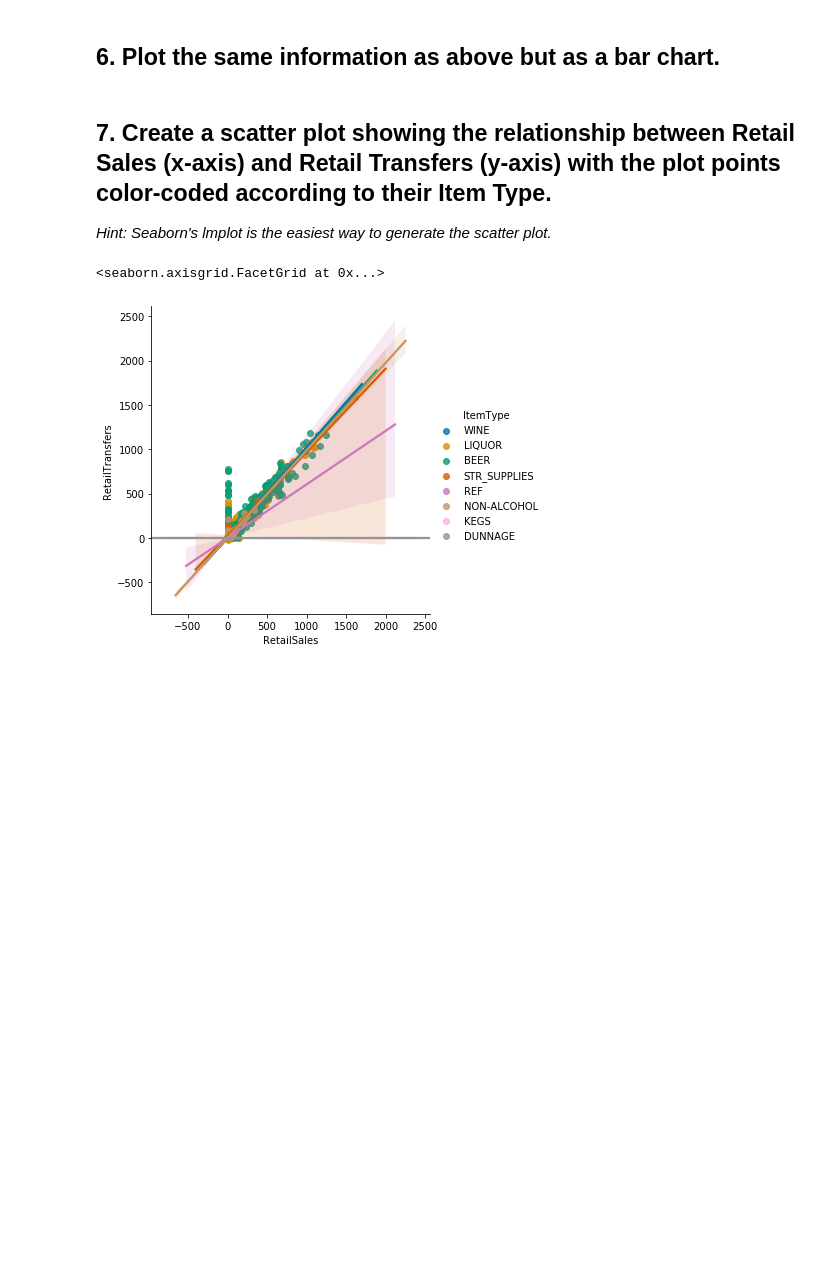
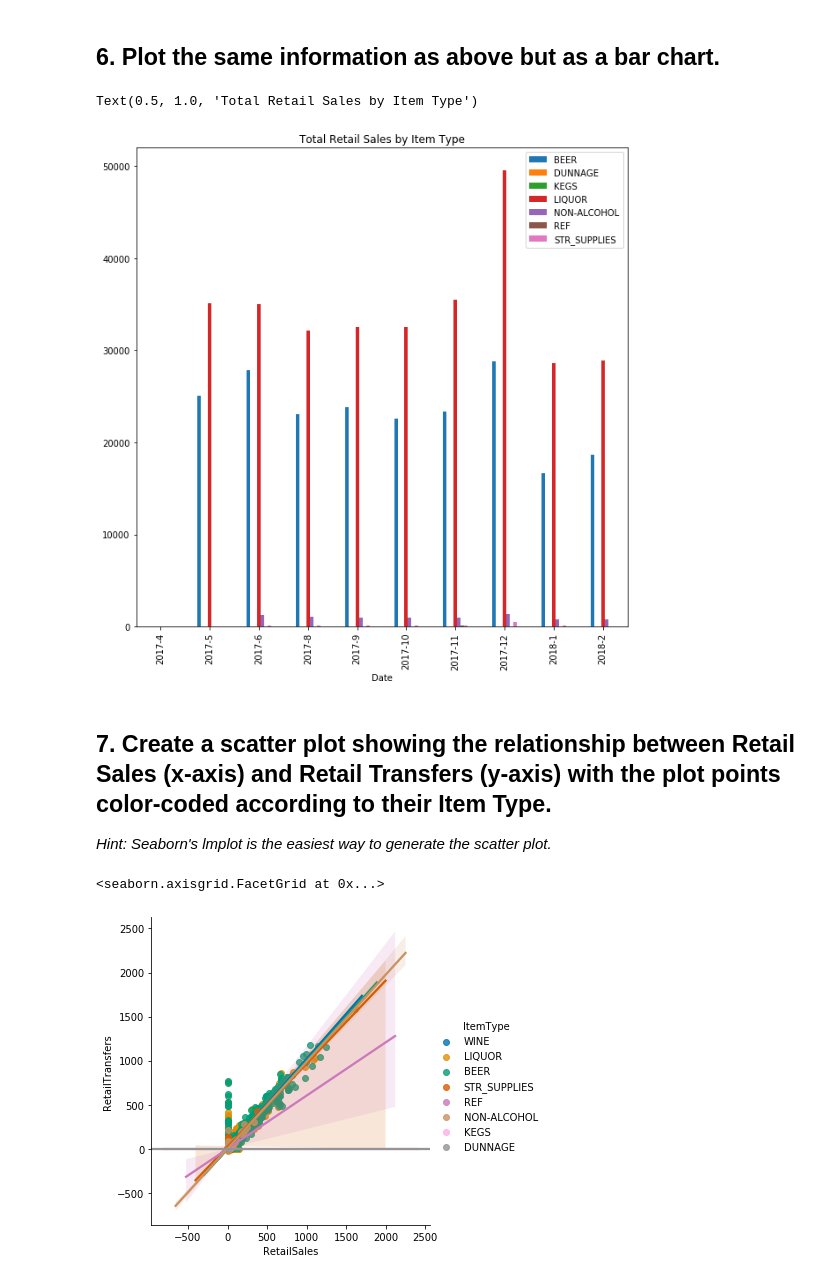
Before and after one commit to EiroaMD/lab-plotting-multiple-data-series, a Jupyter notebook: your-code/main.ipynb, the cells around one changed output. Saved outputs shown, nothing was run; the diff lists cells and outputs as text; code cells hidden in the pictures; blank space fills up the shorter version.

```diff
--- a/your-code/main.ipynb
+++ b/your-code/main.ipynb
@@ -129,5 +165,15 @@ plt.xticks(range(9),list(avg_month.Date), fontsize= 12)
 # %% [markdown]
 ## 6. Plot the same information as above but as a bar chart.
+# %%
+# Preprocessing Data:
+sum_month = sum_month.set_index('Date')
+# %%
+# Plotting Data:
+ax = sum_month.iloc[:,2:-1].plot(kind='bar', figsize=(10, 10))
+ax.set_title('Total Retail Sales by Item Type')
+# %% [output]
+Text(0.5, 1.0, 'Total Retail Sales by Item Type')
+[figure, added]
 # %% [markdown]
 ## 7. Create a scatter plot showing the relationship between Retail Sales (x-axis) and Retail Transfers (y-axis) with the plot points color-coded according to their Item Type.
 
```
Also changed, not shown: parts of 9 cells of this notebook.
